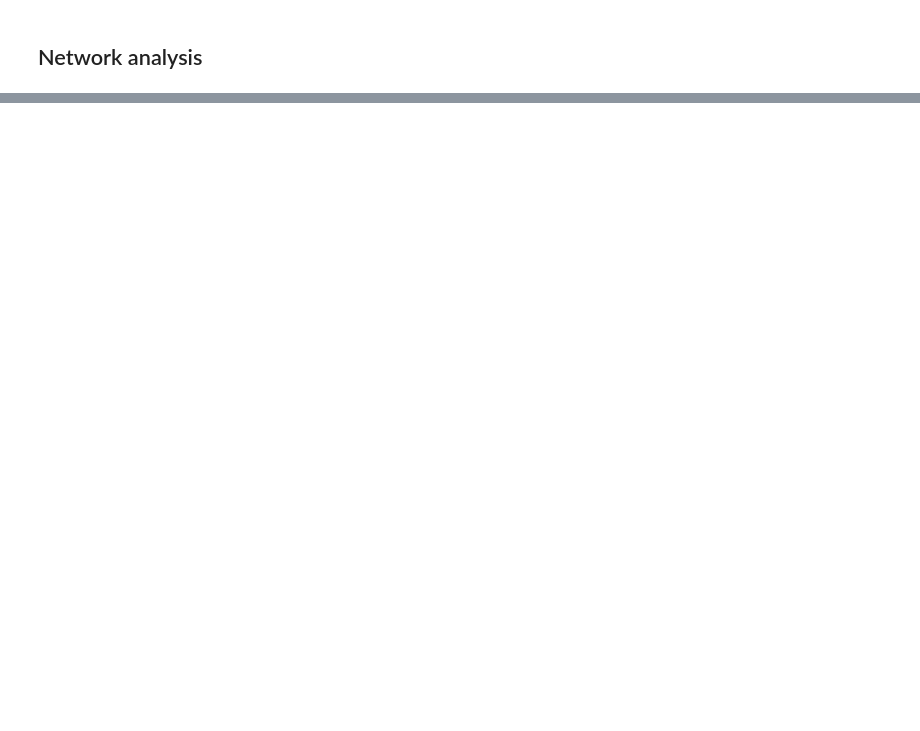
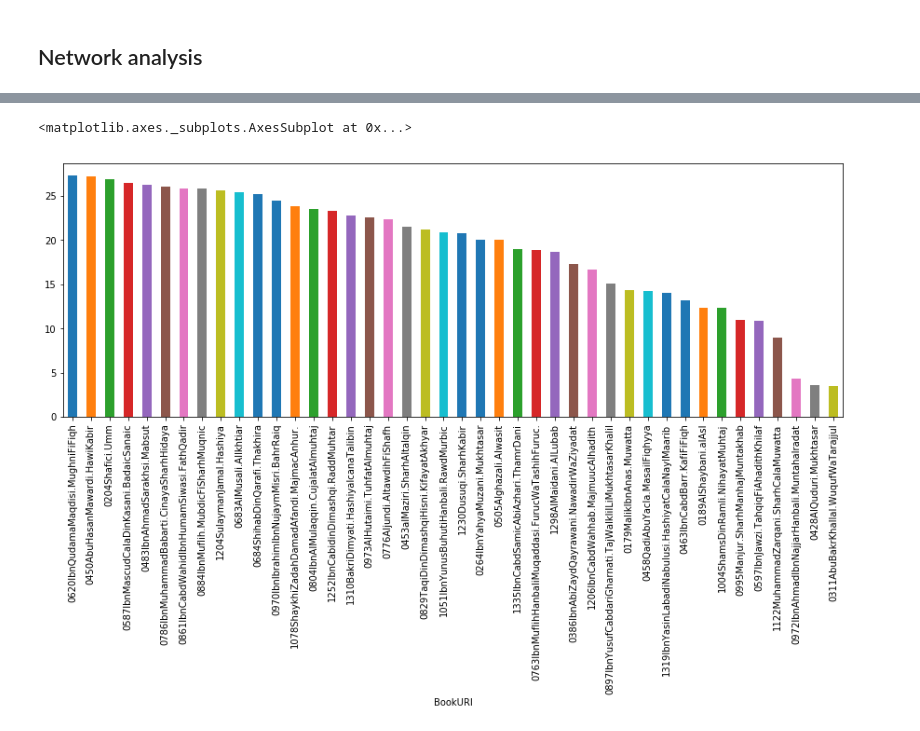
Before and after one commit to arabic-digital-humanities/adhtools, a Jupyter notebook: notebooks/QuranQuotesNetwork.ipynb, the cells around one changed output, grey strips where cells are left out. Cells and saved outputs as stored; diff of their text form; code cells hidden in the pictures; blank space fills up the shorter version.

```diff
--- a/notebooks/QuranQuotesNetwork.ipynb
+++ b/notebooks/QuranQuotesNetwork.ipynb
@@ -327,0 +337,16 @@ nx.algorithms.is_bipartite(network)
+# %%
+weights = nx.get_edge_attributes(network_books, 'weight')
+nx.set_edge_attributes(network_books,
+                      {k: 1/weights[k] for k in weights},
+                      'distance')
+# %%
+closeness_centrality_books = nx.closeness_centrality(network_books, distance='distance')
+#closeness_centrality_verses = nx.closeness_centrality(network_verses)
+# %%
+betweenness_centrality_books = nx.betweenness_centrality(network_books, weight='distance')
+#betweenness_centrality_verses = nx.betweenness_centrality(network_verses)
+# %%
+nodes_books_df = nodes_books_df.set_index('id')
+nodes_books_df['closeness_centrality'] = pd.Series(closeness_centrality_books)
+nodes_books_df['betweenness_centrality'] = pd.Series(betweenness_centrality_books)
+nodes_books_df = nodes_books_df.reset_index()
@@ -327,0 +360,7 @@ nx.algorithms.is_bipartite(network)
+# %%
+book_closeness = nodes_books_df.set_index('BookURI')['closeness_centrality']
+
+book_closeness.sort_values(ascending=False).plot(kind='bar', figsize=(15,5))
+# %% [output]
+<matplotlib.axes._subplots.AxesSubplot at 0x...>
+[figure, added]
```
Also changed, not shown: parts of 19 cells of this notebook, 10 other files.
